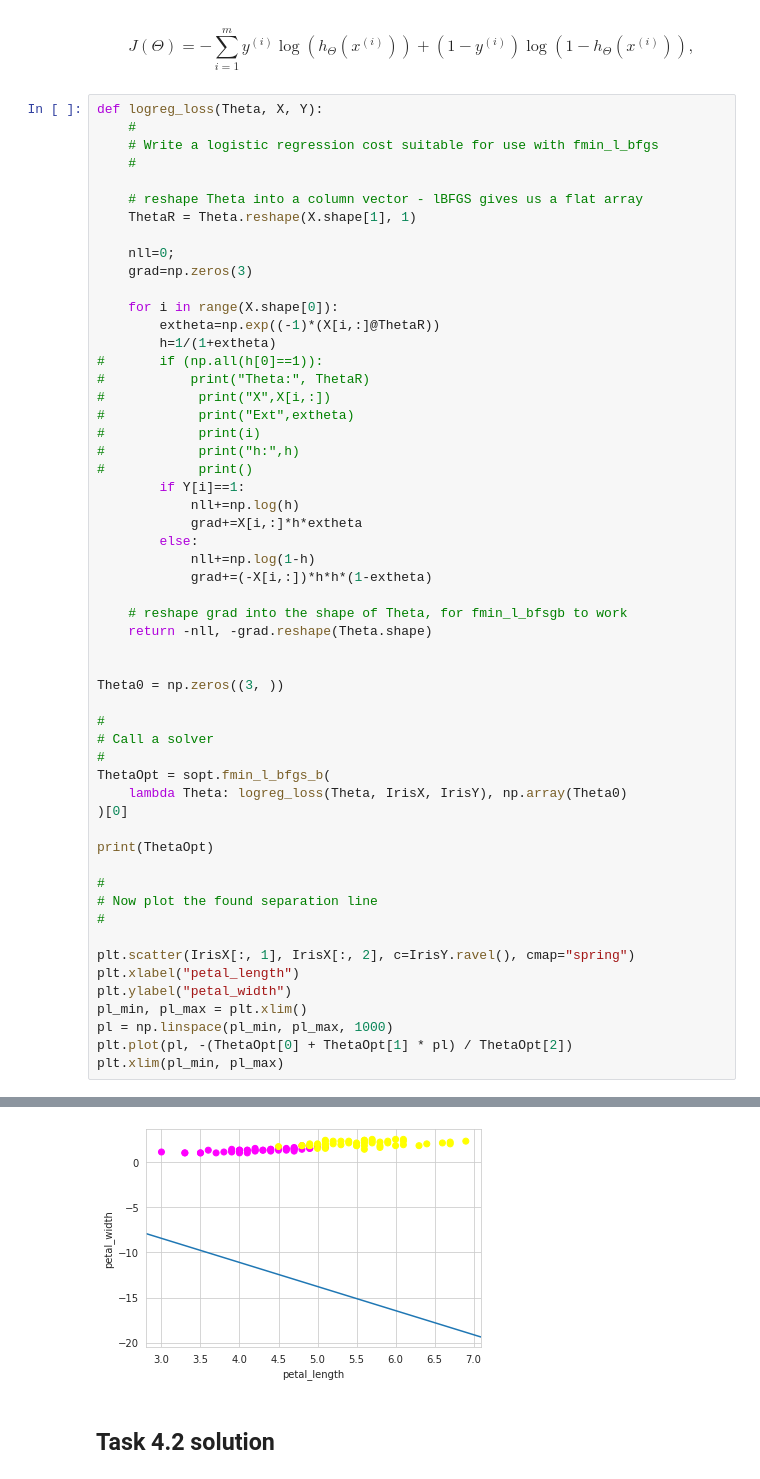
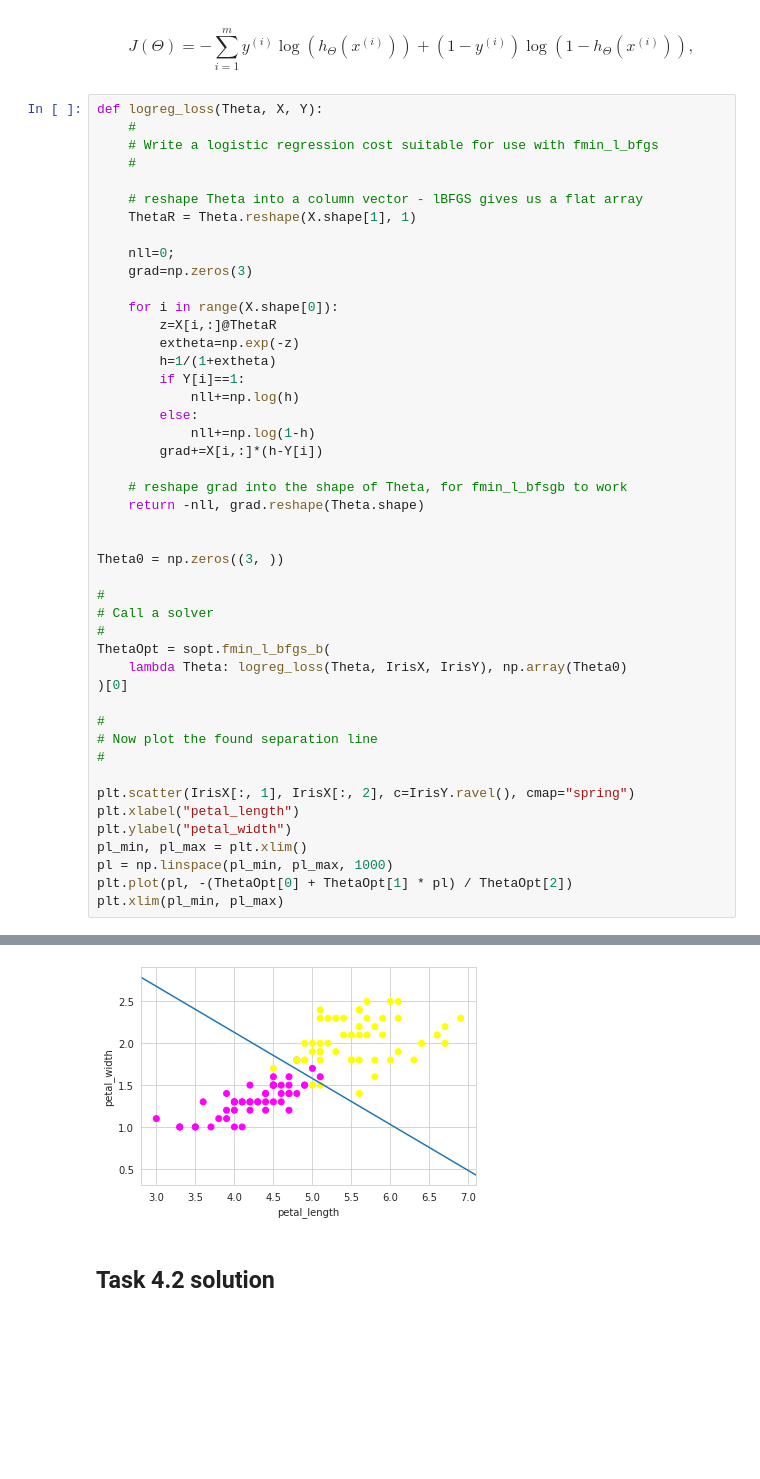
Before and after one commit to lekcyjna123/ml_uwr, a Jupyter notebook: assignment2/Assignment2.ipynb, the cells around one changed output, grey strips where cells are left out. Cells and saved outputs as stored; diff of their text form; blank space fills up the shorter version.

```diff
--- a/assignment2/Assignment2.ipynb
+++ b/assignment2/Assignment2.ipynb
@@ -895,24 +895,17 @@ def logreg_loss(Theta, X, Y):
     grad=np.zeros(3)
 
     for i in range(X.shape[0]):
-        extheta=np.exp((-1)*(X[i,:]@ThetaR))
+        z=X[i,:]@ThetaR
+        extheta=np.exp(-z)
         h=1/(1+extheta)
-#       if (np.all(h[0]==1)):
-#           print("Theta:", ThetaR)
-#            print("X",X[i,:])
-#            print("Ext",extheta)
-#            print(i)
-#            print("h:",h)
-#            print()
         if Y[i]==1:
             nll+=np.log(h)
-            grad+=X[i,:]*h*extheta
         else:
             nll+=np.log(1-h)
-            grad+=(-X[i,:])*h*h*(1-extheta)
+        grad+=X[i,:]*(h-Y[i])
 
     # reshape grad into the shape of Theta, for fmin_l_bfsgb to work
-    return -nll, -grad.reshape(Theta.shape)
+    return -nll, grad.reshape(Theta.shape)
 
 
 Theta0 = np.zeros((3, ))
@@ -923,8 +916,6 @@ Theta0 = np.zeros((3, ))
 ThetaOpt = sopt.fmin_l_bfgs_b(
     lambda Theta: logreg_loss(Theta, IrisX, IrisY), np.array(Theta0)
 )[0]
-
-print(ThetaOpt)
 
 #
 # Now plot the found separation line
@@ -959,4 +933,4 @@ h: [1.]
-[figure, old version]
+[figure, new version]
 # %% [markdown]
 ## Task 4.2 solution
 # %%
```
Also changed, not shown: parts of 2 cells of this notebook.
